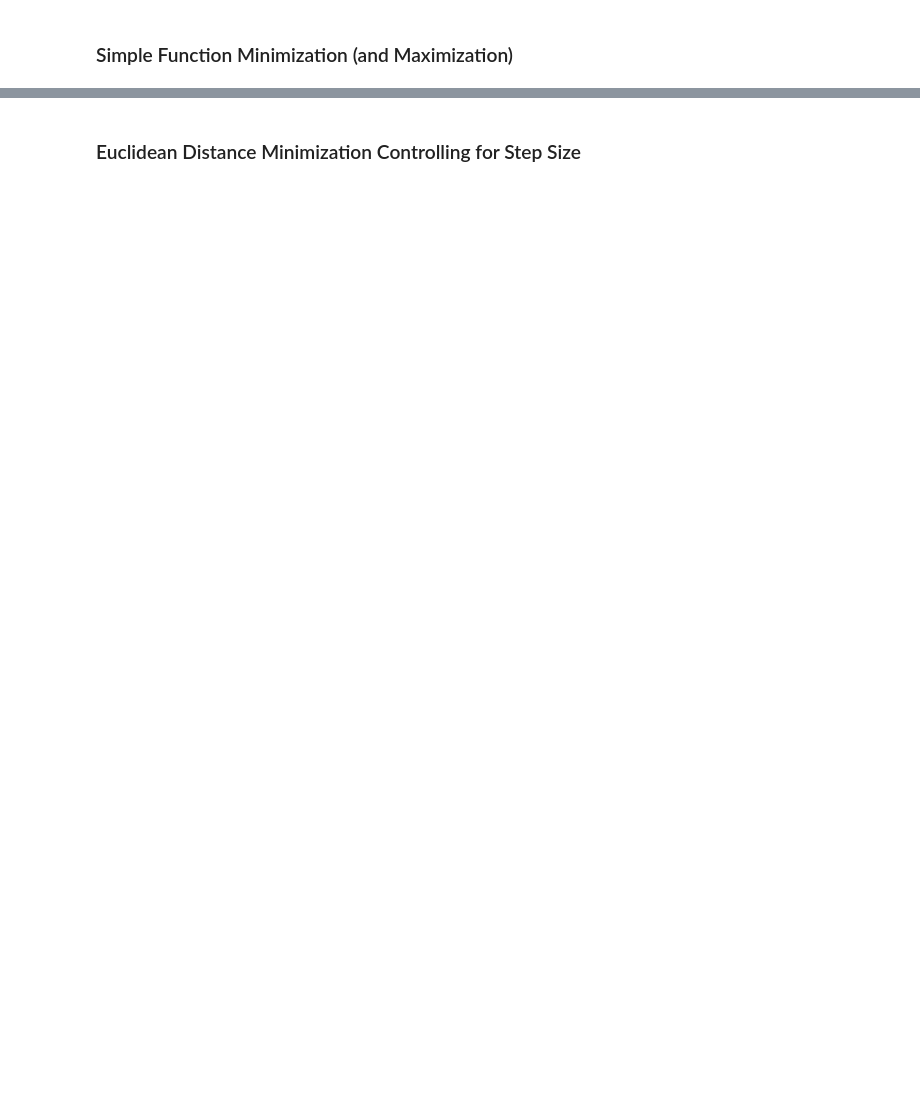
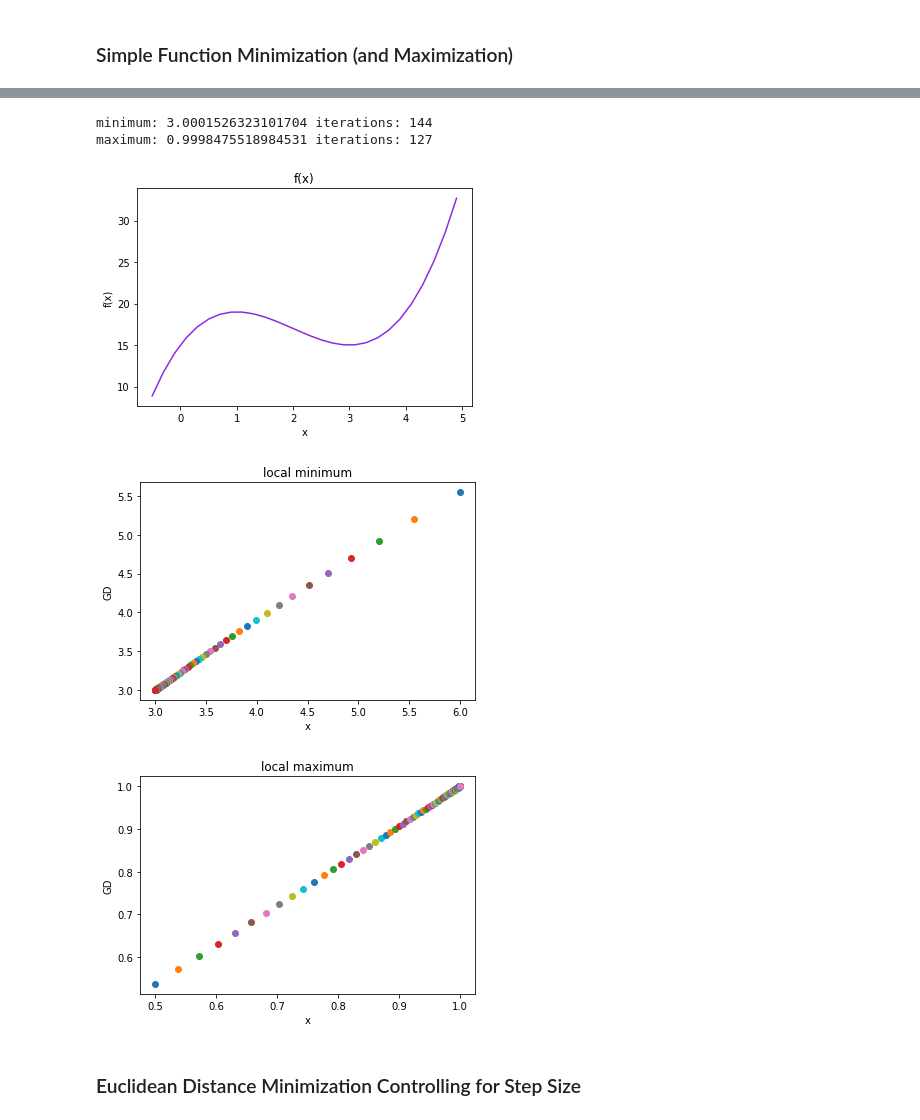
Before and after one commit to caiquemiranda/data-science-python-mongodb, a Jupyter notebook: 04-Gradient_descent.ipynb, the cells around one changed output, grey strips where cells are left out. Saved outputs shown, nothing was run; the diff lists cells and outputs as text; code cells hidden in the pictures; blank space fills up the shorter version.

```diff
--- a/04-Gradient_descent.ipynb
+++ b/04-Gradient_descent.ipynb
@@ -60,48 +67,55 @@ def df(x):
 
 if __name__ == "__main__":
     x = np.arange(-0.5, 5, 0.2)
-    y = f(x)    plt.figure('f(x)')
+    y = f(x)
 
+    plt.figure('f(x)')
     plt.xlabel('x')
     plt.ylabel('f(x)')
     plt.title('f(x)')
     plt.plot(x, y, color='blueviolet')
     plt.figure('local minimum')
     plt.xlabel('x')
     plt.ylabel('GD')
     plt.title('local minimum')
 
     iterations, cur_x, gamma, precision = 0, 6, 0.01, 0.00001
     previous_step_size = cur_x
 
     while previous_step_size > precision:
         prev_x = cur_x
         cur_x += -gamma * df(prev_x)
         previous_step_size = abs(cur_x - prev_x)
         iterations += 1
         plt.plot(prev_x, cur_x, "o")
 
-        local_min = cur_x
-        print ('minimum:', local_min, 'iterations:', iterations)
+    local_min = cur_x
+    print ('minimum:', local_min, 'iterations:', iterations)
 
-        plt.figure('local maximum')
-        plt.xlabel('x')
-        plt.ylabel('GD')
-        plt.title('local maximum')
+    plt.figure('local maximum')
+    plt.xlabel('x')
+    plt.ylabel('GD')
+    plt.title('local maximum')
 
-        iterations, cur_x, gamma, precision = 0, 0.5, 0.01, 0.00001
-        previous_step_size = cur_x
+    iterations, cur_x, gamma, precision = 0, 0.5, 0.01, 0.00001
+    previous_step_size = cur_x
 
     while previous_step_size > precision:
         prev_x = cur_x
         cur_x += -gamma * -df(prev_x)
         previous_step_size = abs(cur_x - prev_x)
         iterations += 1
         plt.plot(prev_x, cur_x, "o")
 
-        local_max = cur_x
-        print ('maximum:', local_max, 'iterations:', iterations)
-        plt.show()
+    local_max = cur_x
+    print ('maximum:', local_max, 'iterations:', iterations)
+    plt.show()
+# %% [output]
+minimum: 3.0001526323101704 iterations: 144
+maximum: 0.9998475518984531 iterations: 127
+[figure, added]
+[figure, added]
+[figure, added]
 # %% [markdown]
 ### Euclidean Distance Minimization Controlling for Step Size
 # %%
```
Also changed, not shown: parts of 10 cells of this notebook.
